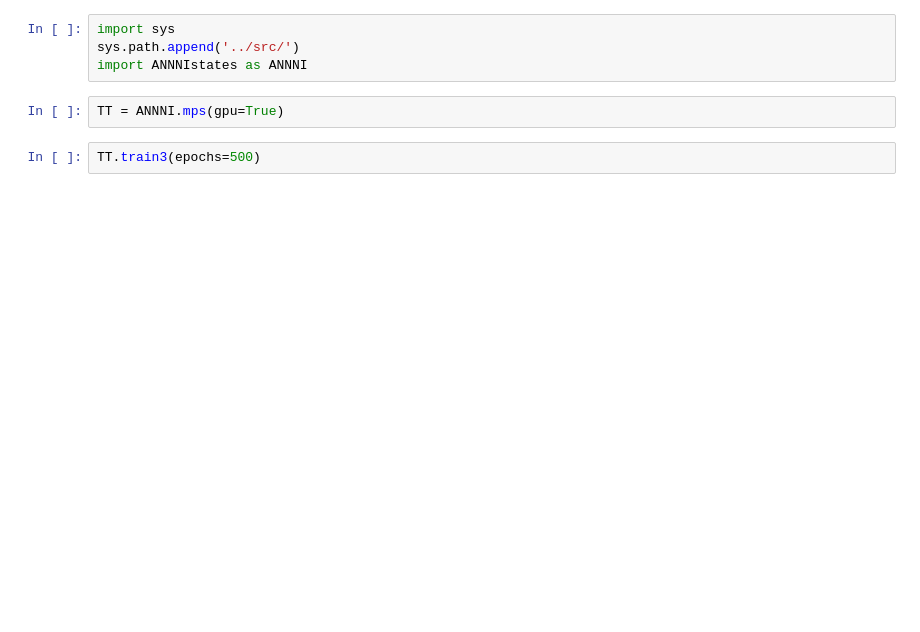
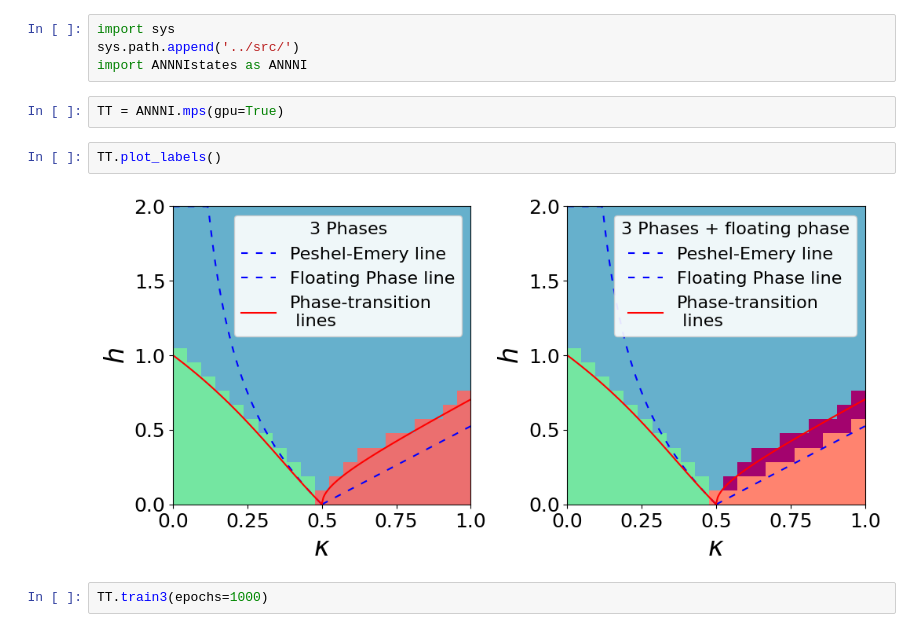
Before and after one commit to SaverioMonaco/ANNNI2, a Jupyter notebook: notebooks/test.ipynb, the cells around one changed output. Drawn from its saved outputs; the diff is of its cells as text; blank space fills up the shorter version.

```diff
--- a/notebooks/test.ipynb
+++ b/notebooks/test.ipynb
@@ -4,8 +4,12 @@ sys.path.append('../src/')
 import ANNNIstates as ANNNI
 # %%
 TT = ANNNI.mps(gpu=True)
+# %%
+TT.plot_labels()
+# %% [output]
+[figure, added]
 # %%
-TT.train3(epochs=500)
+TT.train3(epochs=1000)
 # %%
 TT.predict(plot=True, eachclass=True)
 # %% [output]
```
Also changed, not shown: parts of 1 cell of this notebook, 4 other files.
